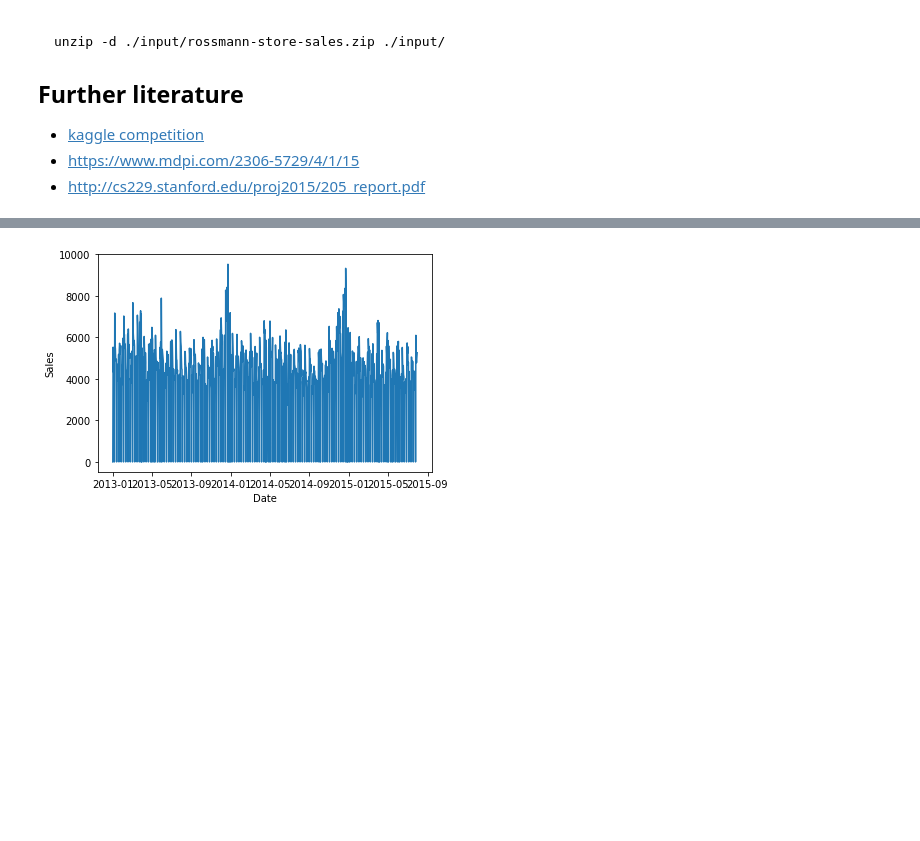
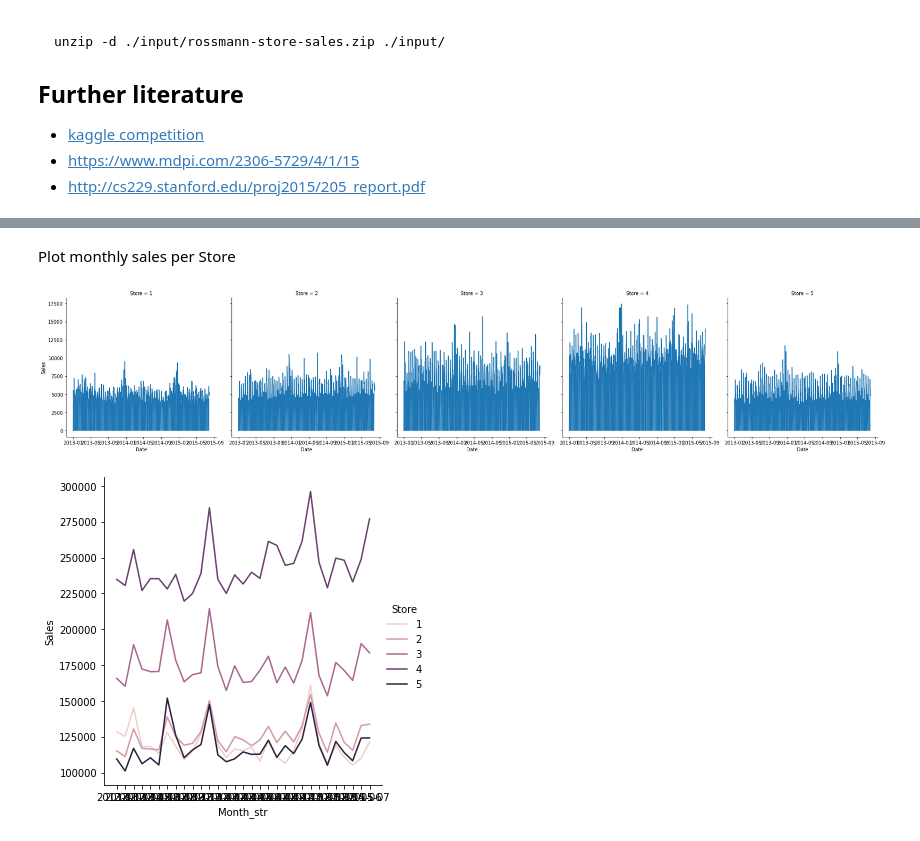
Before and after one commit to bruennijs/kaggle_rossmann_sales, a Jupyter notebook: regression.ipynb, the cells around one changed output, grey strips where cells are left out. Saved outputs shown, nothing was run; the diff lists cells and outputs as text; code cells hidden in the pictures; blank space fills up the shorter version.

Commit message:
Plot Sales per month grouped by Store ID

```diff
--- a/regression.ipynb
+++ b/regression.ipynb
@@ -54,0 +16,28 @@ memory usage: 69.8+ MB
+# %%
+from pandas.core.groupby import DataFrameGroupBy
+import pandas as pd
+from pandas import DataFrame
+
+df_train: DataFrame = pd.read_csv('./input/train.csv', parse_dates=['Date'], dtype={'StateHoliday': str, 'Open': bool, 'Promo': bool, 'SchoolHoliday': str})
+
+# FEATURE ENGINEERING
+## month
+df_train['Month'] = pd.DatetimeIndex(df_train['Date']).to_period('M')
+
+df_train.info()
+#df_train.head(5)
+
+# df_train MONTHLY aggregate
+s_sales_monthly: pd.Series = df_train.groupby(by=['Store', 'Month']).Sales.sum()
+df_sales_monthly = s_sales_monthly.reset_index(drop=False) # Sets columns of MUltiIndex as columns of dataframe with drop=False
+df_sales_monthly['Month_str'] = df_sales_monthly['Month'].map(lambda month_period:month_period.strftime('%Y-%m'))
+print(df_sales_monthly.head(10))
+
+# Count of month per Store
+#print(df_sales_monthly.groupby(by=['Store']).count())
+
+df_sales_monthly_stores_range = df_sales_monthly[(df_sales_monthly['Store'] < 6) & (df_sales_monthly['Store'] > 0)]
+
+# First 10 stores
+df_train_stores_range = df_train[(df_train['Store'] < 6) & (df_train['Store'] > 0)]
+#df_train_stores_5.head(10)
@@ -55,8 +62,15 @@ memory usage: 69.8+ MB
+# %% [markdown]
+Plot monthly sales per Store
 # %%
 import seaborn as sns
 import matplotlib.pyplot as plt
 
-sns.lineplot(x="Date", y="Sales", data=df_group_store.get_group(1))
+sns.relplot(
+    data=df_train_stores_range, x="Date", y="Sales", col="Store", kind="line")
 plt.show()
+
+sns.relplot(data=df_sales_monthly_stores_range, x="Month_str", y="Sales", hue="Store", kind='line')
+plt.show()
 # %% [output]
-[figure, old version]
+[figure, new version]
+[figure, added]
```
Also changed, not shown: parts of 2 cells of this notebook.
